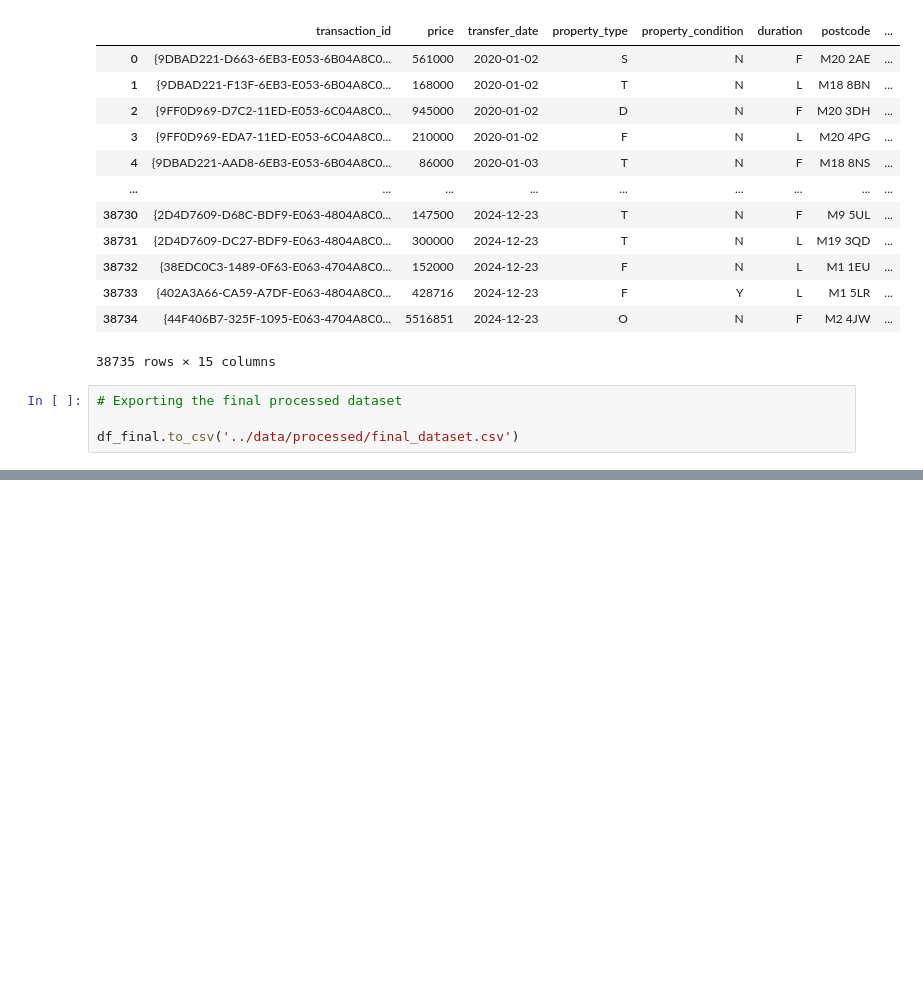
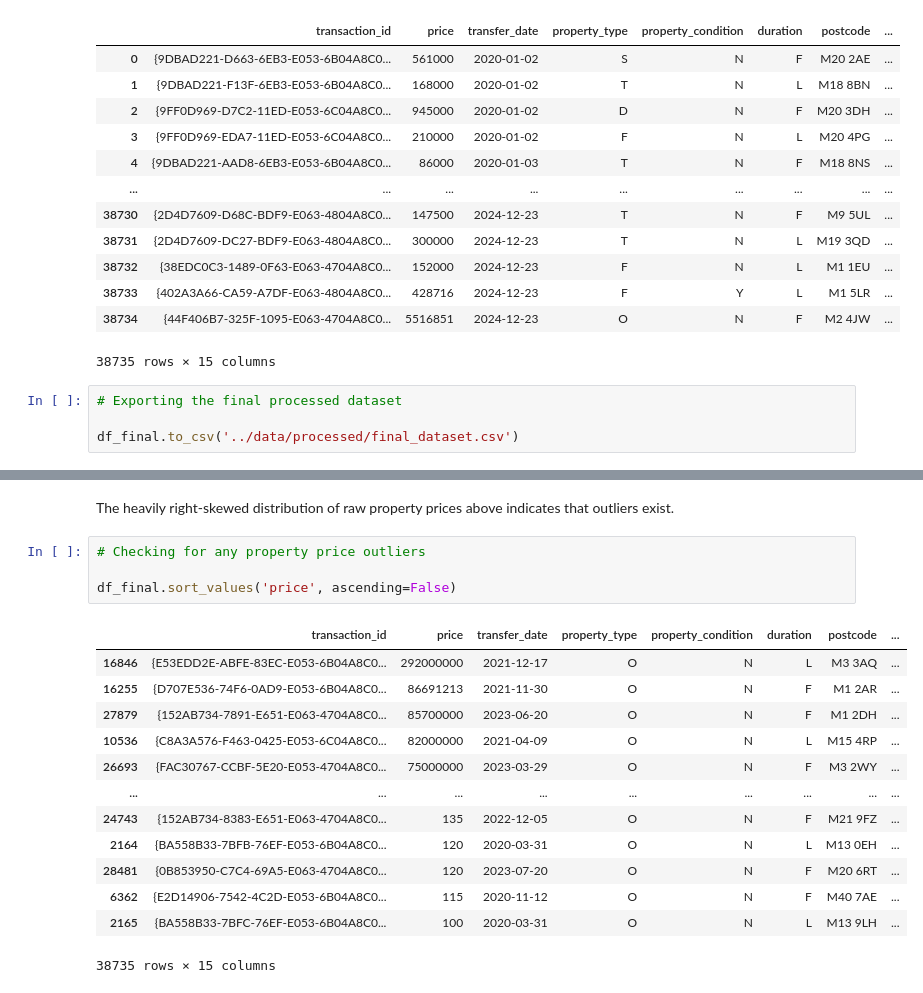
Before and after one commit to jonathanskuy/manchester-property-vs-education, a Jupyter notebook: notebooks/manchester_property_vs_education.ipynb, the cells around one changed output, grey strips where cells are left out. Drawn from its saved outputs; the diff is of its cells as text; blank space fills up the shorter version.

```diff
--- a/notebooks/manchester_property_vs_education.ipynb
+++ b/notebooks/manchester_property_vs_education.ipynb
@@ -862,0 +915,20 @@ df_final.to_csv('../data/processed/final_dataset.csv')
+# %% [markdown]
+The heavily right-skewed distribution of raw property prices above indicates that outliers exist.
+# %%
+# Checking for any property price outliers
+
+df_final.sort_values('price', ascending=False)
+# %% [output]
+|  | transaction_id | price | transfer_date | property_type | property_condition | duration | postcode | ... |
+| 16846 | {E53EDD2E-ABFE-83EC-E053-6B04A8C0... | 292000000 | 2021-12-17 | O | N | L | M3 3AQ | ... |
+| 16255 | {D707E536-74F6-0AD9-E053-6B04A8C0... | 86691213 | 2021-11-30 | O | N | F | M1 2AR | ... |
+| 27879 | {152AB734-7891-E651-E063-4704A8C0... | 85700000 | 2023-06-20 | O | N | F | M1 2DH | ... |
+| 10536 | {C8A3A576-F463-0425-E053-6C04A8C0... | 82000000 | 2021-04-09 | O | N | L | M15 4RP | ... |
+| 26693 | {FAC30767-CCBF-5E20-E053-4704A8C0... | 75000000 | 2023-03-29 | O | N | F | M3 2WY | ... |
+| ... | ... | ... | ... | ... | ... | ... | ... | ... |
+| 24743 | {152AB734-8383-E651-E063-4704A8C0... | 135 | 2022-12-05 | O | N | F | M21 9FZ | ... |
+| 2164 | {BA558B33-7BFB-76EF-E053-6B04A8C0... | 120 | 2020-03-31 | O | N | L | M13 0EH | ... |
+| 28481 | {0B853950-C7C4-69A5-E063-4704A8C0... | 120 | 2023-07-20 | O | N | F | M20 6RT | ... |
+| 6362 | {E2D14906-7542-4C2D-E053-6B04A8C0... | 115 | 2020-11-12 | O | N | F | M40 7AE | ... |
+| 2165 | {BA558B33-7BFC-76EF-E053-6B04A8C0... | 100 | 2020-03-31 | O | N | L | M13 9LH | ... |
+38735 rows × 15 columns
```
Also changed, not shown: parts of 6 cells of this notebook.
